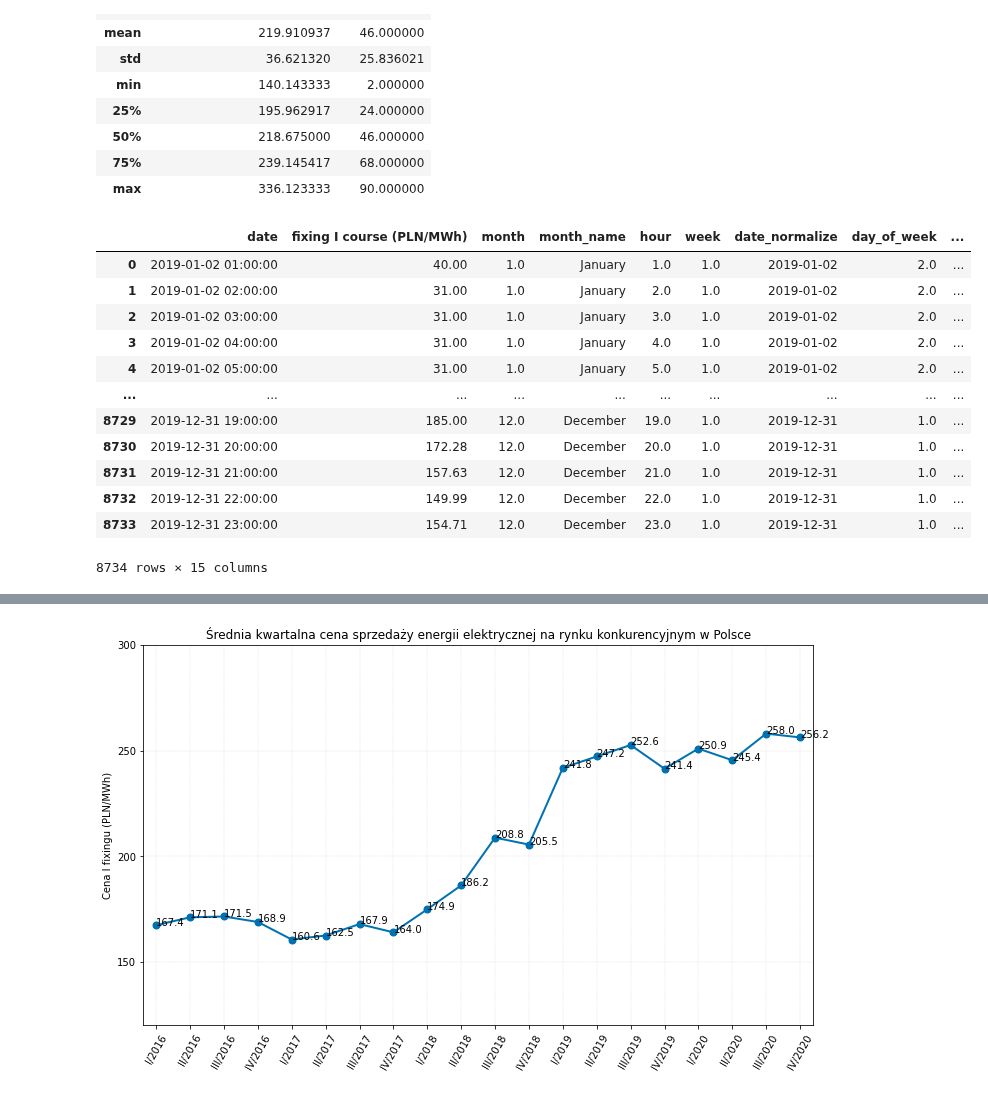
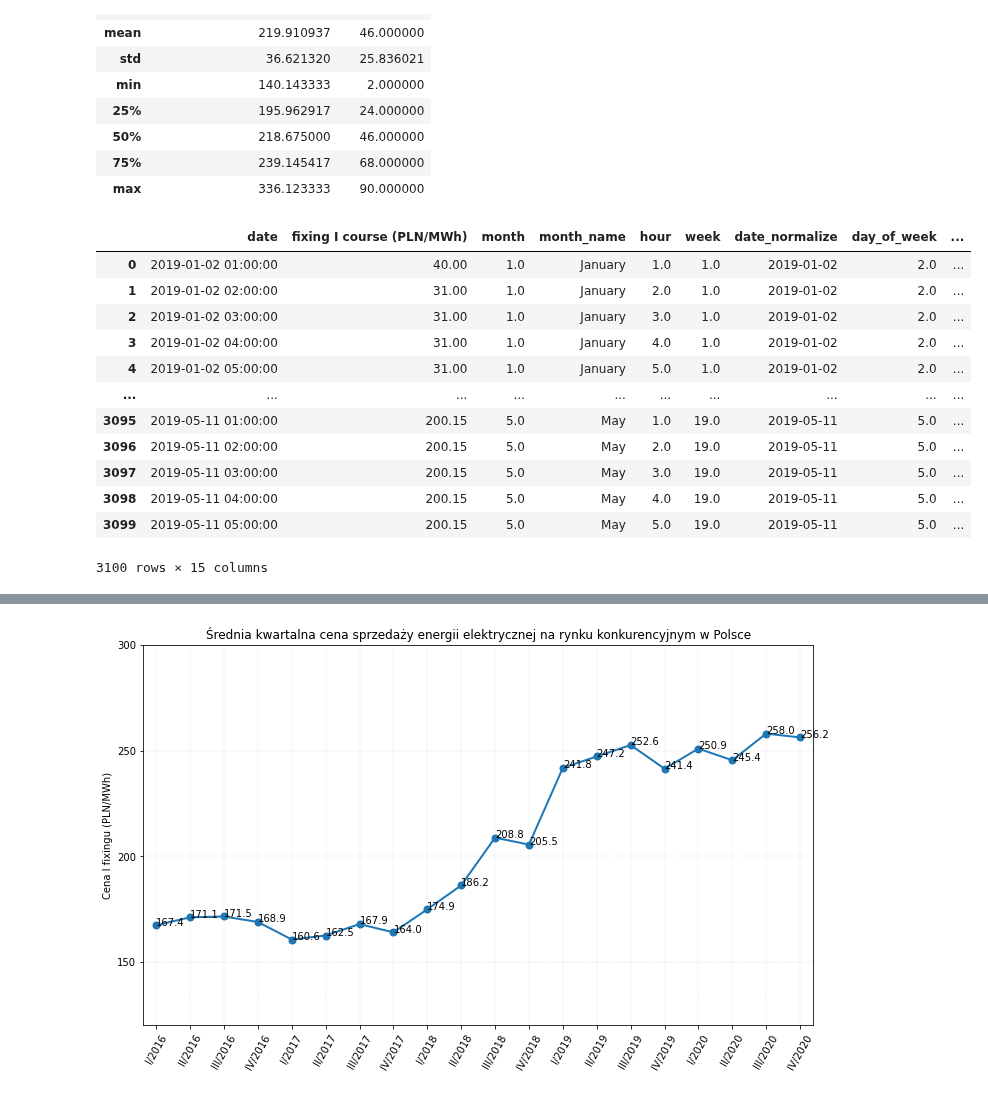
Before and after one commit to piekarsky/Short-Term-Electricity-Price-Forecasting-at-the-Polish-Day-Ahead-Market, a Jupyter notebook: power-market-analysis.ipynb, the cells around one changed output, grey strips where cells are left out. Drawn from its saved outputs; the diff is of its cells as text; code cells hidden in the pictures.

```diff
--- a/power-market-analysis.ipynb
+++ b/power-market-analysis.ipynb
@@ -621,18 +757,18 @@ df2019_daily[0:89].describe()
 df2019_quarter = df2019.groupby(['quarter']).agg({'fixing I course (PLN/MWh)':np.mean}).reset_index()
 df2020_quarter = df2020.groupby(['quarter']).agg({'fixing I course (PLN/MWh)':np.mean}).reset_index()
 # %%
-df2019
+df2019[0:3100]
 # %% [output]
 |  | date | fixing I course (PLN/MWh) | month | month_name | hour | week | date_normalize | day_of_week | ... |
 | 0 | 2019-01-02 01:00:00 | 40.00 | 1.0 | January | 1.0 | 1.0 | 2019-01-02 | 2.0 | ... |
 | 1 | 2019-01-02 02:00:00 | 31.00 | 1.0 | January | 2.0 | 1.0 | 2019-01-02 | 2.0 | ... |
 | 2 | 2019-01-02 03:00:00 | 31.00 | 1.0 | January | 3.0 | 1.0 | 2019-01-02 | 2.0 | ... |
 | 3 | 2019-01-02 04:00:00 | 31.00 | 1.0 | January | 4.0 | 1.0 | 2019-01-02 | 2.0 | ... |
 | 4 | 2019-01-02 05:00:00 | 31.00 | 1.0 | January | 5.0 | 1.0 | 2019-01-02 | 2.0 | ... |
 | ... | ... | ... | ... | ... | ... | ... | ... | ... | ... |
-| 8729 | 2019-12-31 19:00:00 | 185.00 | 12.0 | December | 19.0 | 1.0 | 2019-12-31 | 1.0 | ... |
-| 8730 | 2019-12-31 20:00:00 | 172.28 | 12.0 | December | 20.0 | 1.0 | 2019-12-31 | 1.0 | ... |
-| 8731 | 2019-12-31 21:00:00 | 157.63 | 12.0 | December | 21.0 | 1.0 | 2019-12-31 | 1.0 | ... |
-| 8732 | 2019-12-31 22:00:00 | 149.99 | 12.0 | December | 22.0 | 1.0 | 2019-12-31 | 1.0 | ... |
-| 8733 | 2019-12-31 23:00:00 | 154.71 | 12.0 | December | 23.0 | 1.0 | 2019-12-31 | 1.0 | ... |
+| 3095 | 2019-05-11 01:00:00 | 200.15 | 5.0 | May | 1.0 | 19.0 | 2019-05-11 | 5.0 | ... |
+| 3096 | 2019-05-11 02:00:00 | 200.15 | 5.0 | May | 2.0 | 19.0 | 2019-05-11 | 5.0 | ... |
+| 3097 | 2019-05-11 03:00:00 | 200.15 | 5.0 | May | 3.0 | 19.0 | 2019-05-11 | 5.0 | ... |
+| 3098 | 2019-05-11 04:00:00 | 200.15 | 5.0 | May | 4.0 | 19.0 | 2019-05-11 | 5.0 | ... |
+| 3099 | 2019-05-11 05:00:00 | 200.15 | 5.0 | May | 5.0 | 19.0 | 2019-05-11 | 5.0 | ... |
-8734 rows × 15 columns
+3100 rows × 15 columns
```
Also changed, not shown: parts of 52 cells of this notebook.
